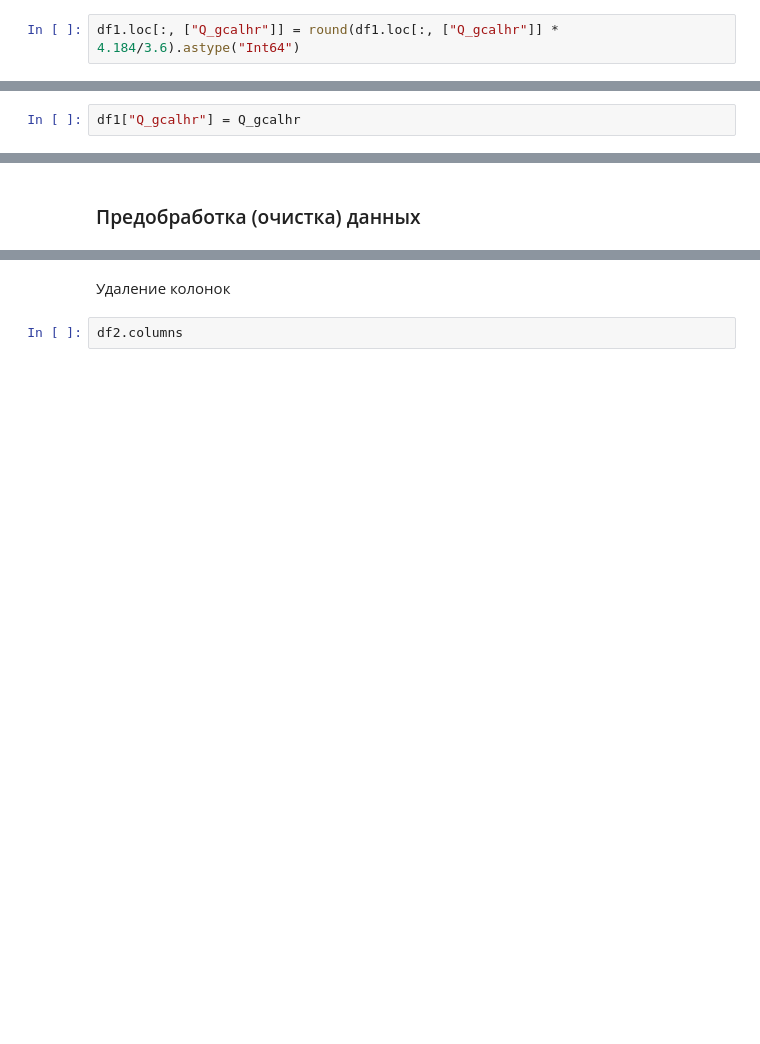
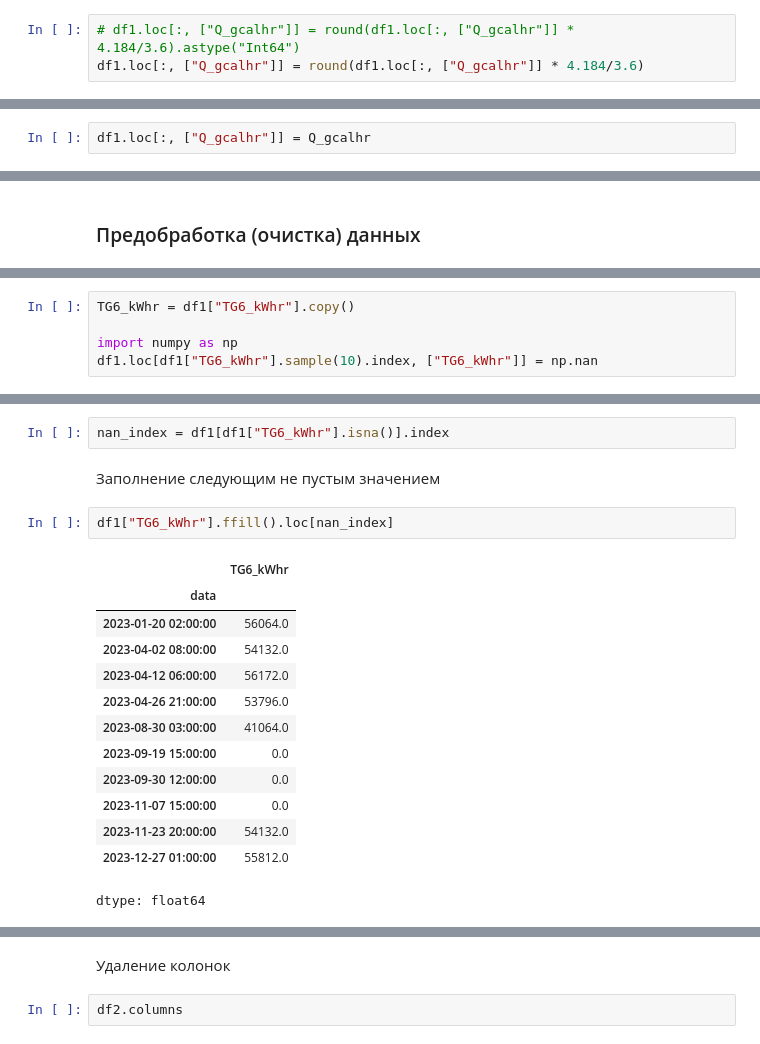
Before and after one commit to ArtyomShabunin/SMOPA, a Jupyter notebook: lesson_1.ipynb, the cells around one changed output, grey strips where cells are left out. Saved outputs shown, nothing was run; the diff lists cells and outputs as text; blank space fills up the shorter version.

```diff
--- a/lesson_1.ipynb
+++ b/lesson_1.ipynb
@@ -457,7 +530,8 @@ df1.head()
 # %%
 Q_gcalhr = df1["Q_gcalhr"].copy()
 # %%
-df1.loc[:, ["Q_gcalhr"]] = round(df1.loc[:, ["Q_gcalhr"]] * 4.184/3.6).astype("Int64")
+# df1.loc[:, ["Q_gcalhr"]] = round(df1.loc[:, ["Q_gcalhr"]] * 4.184/3.6).astype("Int64")
+df1.loc[:, ["Q_gcalhr"]] = round(df1.loc[:, ["Q_gcalhr"]] * 4.184/3.6)
 # %%
 df1.head()
 # %% [output]
@@ -471,4 +545,4 @@ df1.head()
 # %% [markdown]
 Вернем все обратно
 # %%
-df1["Q_gcalhr"] = Q_gcalhr
+df1.loc[:, ["Q_gcalhr"]] = Q_gcalhr
@@ -692,0 +756,5 @@ fig.show()
+# %%
+TG6_kWhr = df1["TG6_kWhr"].copy()
+
+import numpy as np
+df1.loc[df1["TG6_kWhr"].sample(10).index, ["TG6_kWhr"]] = np.nan
@@ -692,0 +779,20 @@ fig.show()
+# %%
+nan_index = df1[df1["TG6_kWhr"].isna()].index
+# %% [markdown]
+Заполнение следующим не пустым значением
+# %%
+df1["TG6_kWhr"].ffill().loc[nan_index]
+# %% [output]
+|  | TG6_kWhr |
+| data |  |
+| 2023-01-20 02:00:00 | 56064.0 |
+| 2023-04-02 08:00:00 | 54132.0 |
+| 2023-04-12 06:00:00 | 56172.0 |
+| 2023-04-26 21:00:00 | 53796.0 |
+| 2023-08-30 03:00:00 | 41064.0 |
+| 2023-09-19 15:00:00 | 0.0 |
+| 2023-09-30 12:00:00 | 0.0 |
+| 2023-11-07 15:00:00 | 0.0 |
+| 2023-11-23 20:00:00 | 54132.0 |
+| 2023-12-27 01:00:00 | 55812.0 |
+dtype: float64
```
Also changed, not shown: parts of 40 cells of this notebook.
